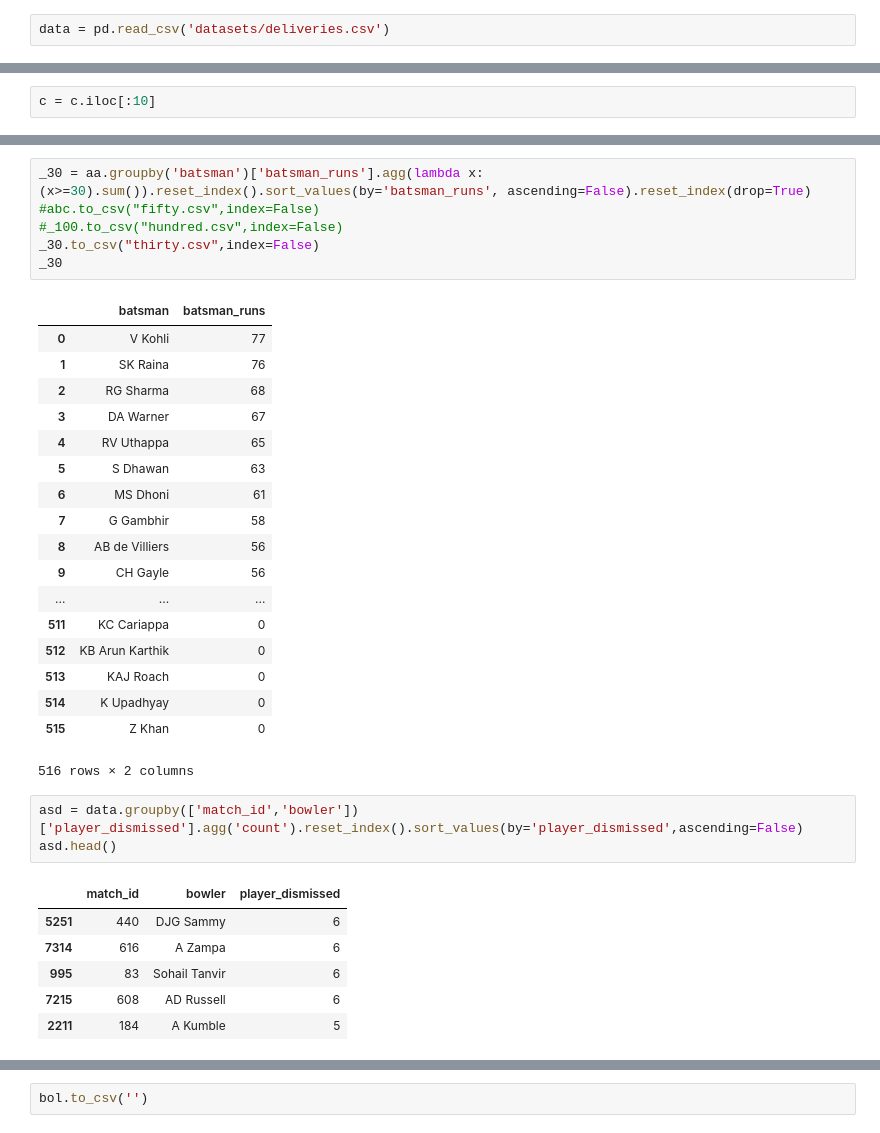
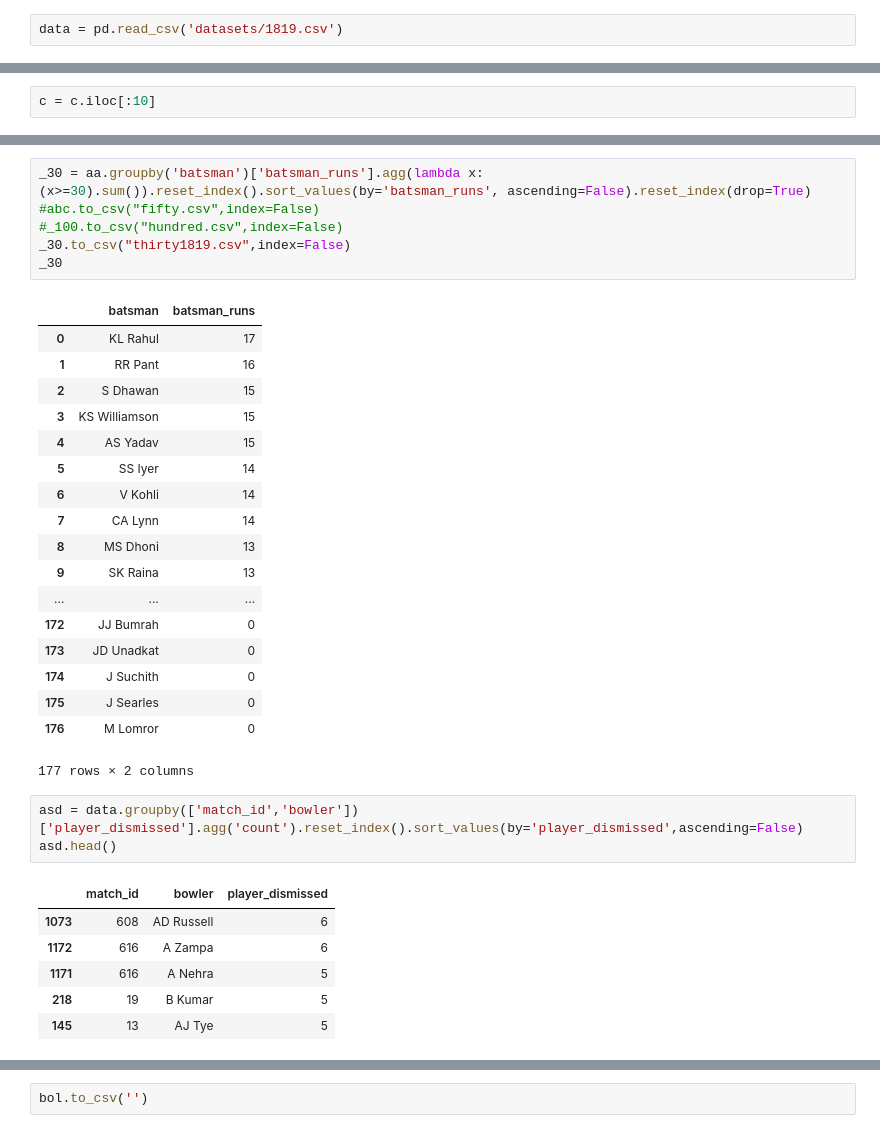
Before and after one commit to Ishita-Kedia/IPL_Analysis, a Jupyter notebook: batsman.ipynb, the cells around one changed output, grey strips where cells are left out. Cells and saved outputs as stored; diff of their text form.

```diff
--- a/batsman.ipynb
+++ b/batsman.ipynb
@@ -4,7 +4,7 @@ from pandas import Series,DataFrame
 import numpy as np
 import matplotlib.pyplot as plt
 # %%
-data = pd.read_csv('datasets/deliveries.csv')
+data = pd.read_csv('datasets/1819.csv')
 # %%
 data.head()
 # %% [output]
@@ -133,38 +133,38 @@ _100
 # %%
 _30 = aa.groupby('batsman')['batsman_runs'].agg(lambda x: (x>=30).sum()).reset_index().sort_values(by='batsman_runs', ascending=False).reset_index(drop=True)
 #abc.to_csv("fifty.csv",index=False)
 #_100.to_csv("hundred.csv",index=False)
-_30.to_csv("thirty.csv",index=False)
+_30.to_csv("thirty1819.csv",index=False)
 _30
 # %% [output]
 |  | batsman | batsman_runs |
-| 0 | V Kohli | 77 |
-| 1 | SK Raina | 76 |
-| 2 | RG Sharma | 68 |
-| 3 | DA Warner | 67 |
-| 4 | RV Uthappa | 65 |
-| 5 | S Dhawan | 63 |
-| 6 | MS Dhoni | 61 |
-| 7 | G Gambhir | 58 |
-| 8 | AB de Villiers | 56 |
-| 9 | CH Gayle | 56 |
+| 0 | KL Rahul | 17 |
+| 1 | RR Pant | 16 |
+| 2 | S Dhawan | 15 |
+| 3 | KS Williamson | 15 |
+| 4 | AS Yadav | 15 |
+| 5 | SS Iyer | 14 |
+| 6 | V Kohli | 14 |
+| 7 | CA Lynn | 14 |
+| 8 | MS Dhoni | 13 |
+| 9 | SK Raina | 13 |
 | ... | ... | ... |
-| 511 | KC Cariappa | 0 |
-| 512 | KB Arun Karthik | 0 |
-| 513 | KAJ Roach | 0 |
-| 514 | K Upadhyay | 0 |
-| 515 | Z Khan | 0 |
+| 172 | JJ Bumrah | 0 |
+| 173 | JD Unadkat | 0 |
+| 174 | J Suchith | 0 |
+| 175 | J Searles | 0 |
+| 176 | M Lomror | 0 |
-516 rows × 2 columns
+177 rows × 2 columns
 # %%
 asd = data.groupby(['match_id','bowler'])['player_dismissed'].agg('count').reset_index().sort_values(by='player_dismissed',ascending=False)
 asd.head()
 # %% [output]
 |  | match_id | bowler | player_dismissed |
-| 5251 | 440 | DJG Sammy | 6 |
-| 7314 | 616 | A Zampa | 6 |
-| 995 | 83 | Sohail Tanvir | 6 |
-| 7215 | 608 | AD Russell | 6 |
-| 2211 | 184 | A Kumble | 5 |
+| 1073 | 608 | AD Russell | 6 |
+| 1172 | 616 | A Zampa | 6 |
+| 1171 | 616 | A Nehra | 5 |
+| 218 | 19 | B Kumar | 5 |
+| 145 | 13 | AJ Tye | 5 |
 # %%
 bol = data.groupby(['batsman'])['batsman'].count()
 bol=pd.DataFrame(bol)
```
Also changed, not shown: parts of 14 cells of this notebook, 16 other files.
